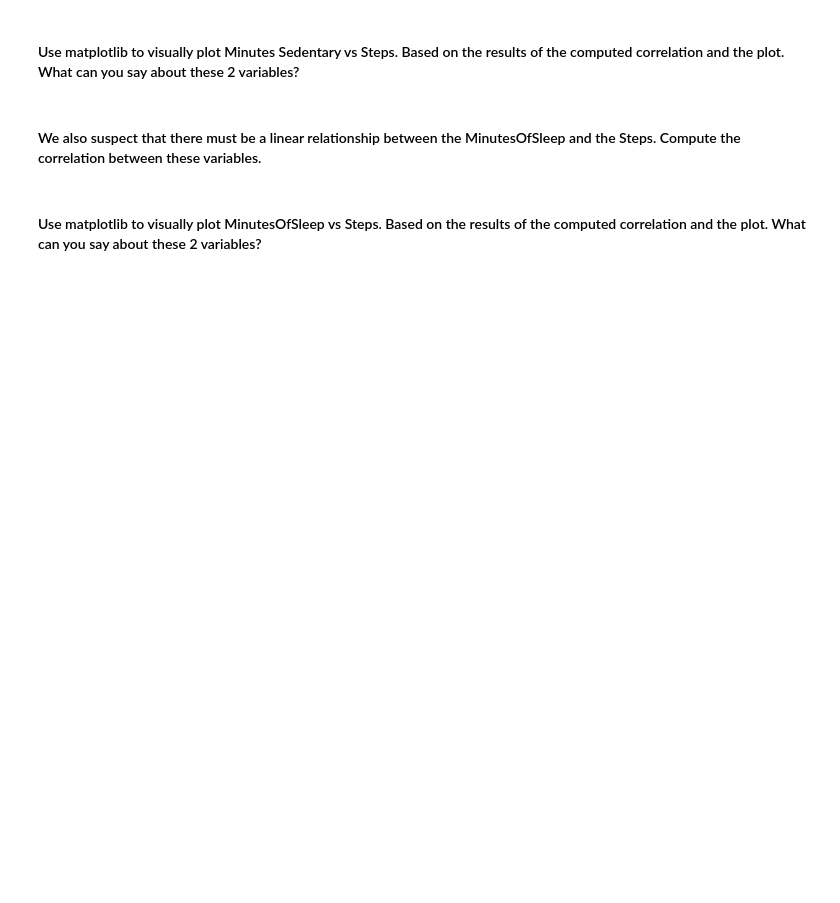
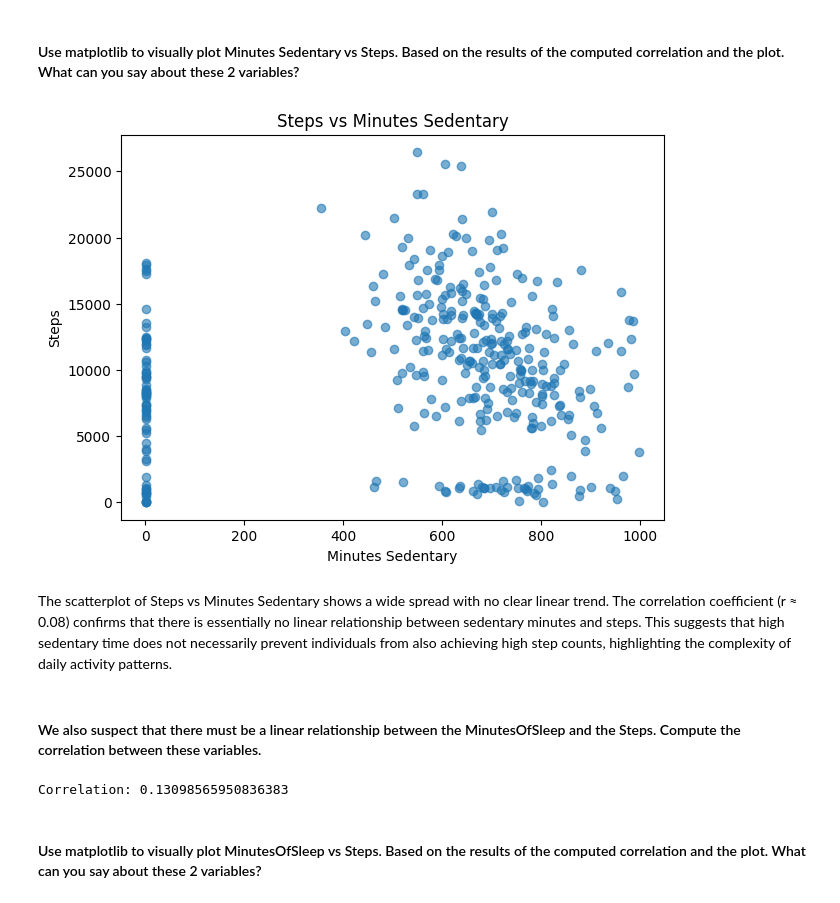
Before and after one commit to ironhack-labs/lab-pivot-tables-and-correlations, a Jupyter notebook: your-code/main.ipynb, the cells around one changed output. Saved outputs shown, nothing was run; the diff lists cells and outputs as text; code cells hidden in the pictures; blank space fills up the shorter version.

```diff
--- a/your-code/main.ipynb
+++ b/your-code/main.ipynb
@@ -208,2 +278,14 @@ employee.pivot_table(
+# %%
+plt.figure(figsize=(7,5))
+plt.scatter(x=fitbit["Minutes_Sedentary"], y=fitbit["Steps"], alpha=0.6)
+
+plt.xlabel("Minutes Sedentary")
+plt.ylabel("Steps")
+plt.title("Steps vs Minutes Sedentary")
+plt.show()
+# %% [output]
+[figure, added]
+# %% [markdown]
+The scatterplot of Steps vs Minutes Sedentary shows a wide spread with no clear linear trend. The correlation coefficient (r ≈ 0.08) confirms that there is essentially no linear relationship between sedentary minutes and steps. This suggests that high sedentary time does not necessarily prevent individuals from also achieving high step counts, highlighting the complexity of daily activity patterns.
 # %% [markdown]
 #### We also suspect that there must be a linear relationship between the MinutesOfSleep and the Steps. Compute the correlation between these variables.
@@ -212,2 +292,9 @@ employee.pivot_table(
+# %%
+corr = fitbit["MinutesOfSleep"].corr(fitbit["Steps"])
+print("Correlation:", corr)
+
+# no relationship
+# %% [output]
+Correlation: 0.13098565950836383
 # %% [markdown]
 #### Use matplotlib to visually plot MinutesOfSleep vs Steps. Based on the results of the computed correlation and the plot. What can you say about these 2 variables?
```
Also changed, not shown: parts of 45 cells of this notebook.
